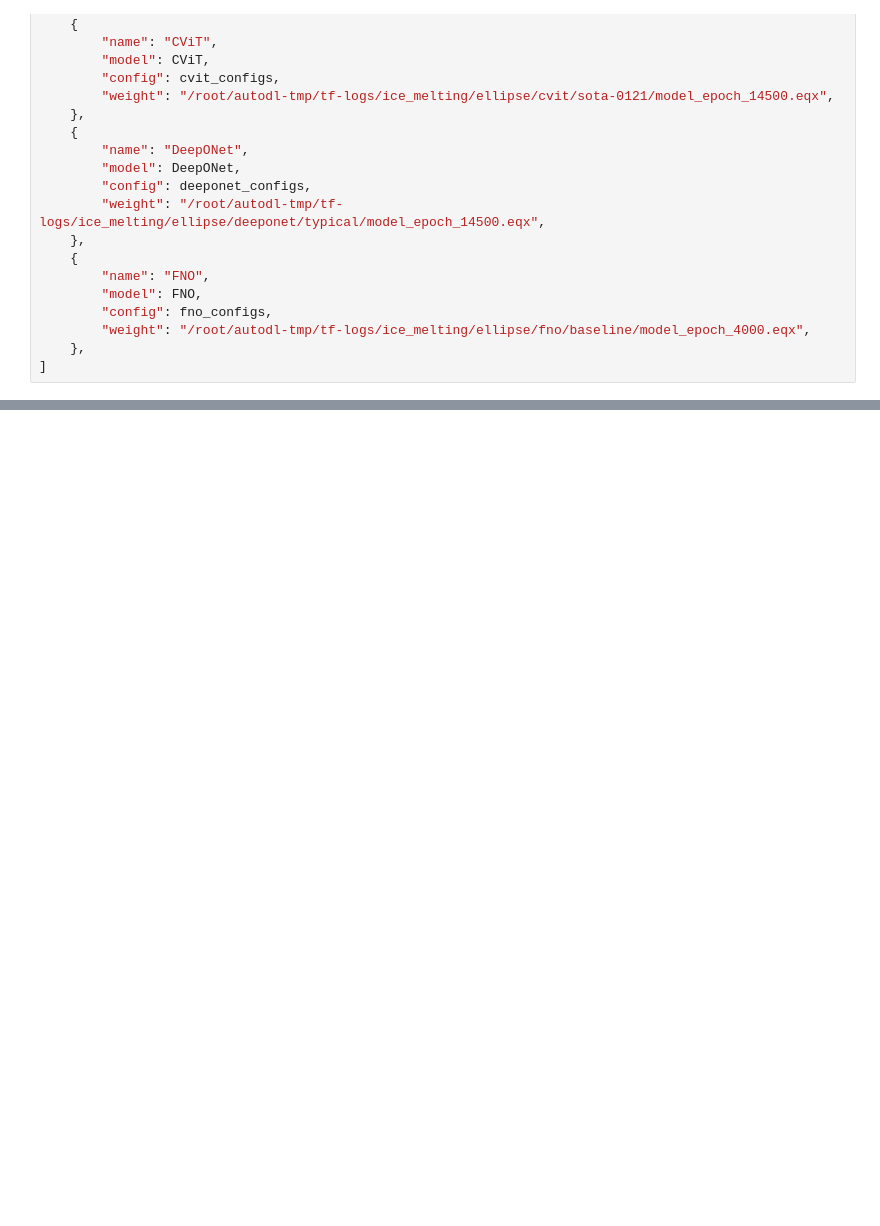
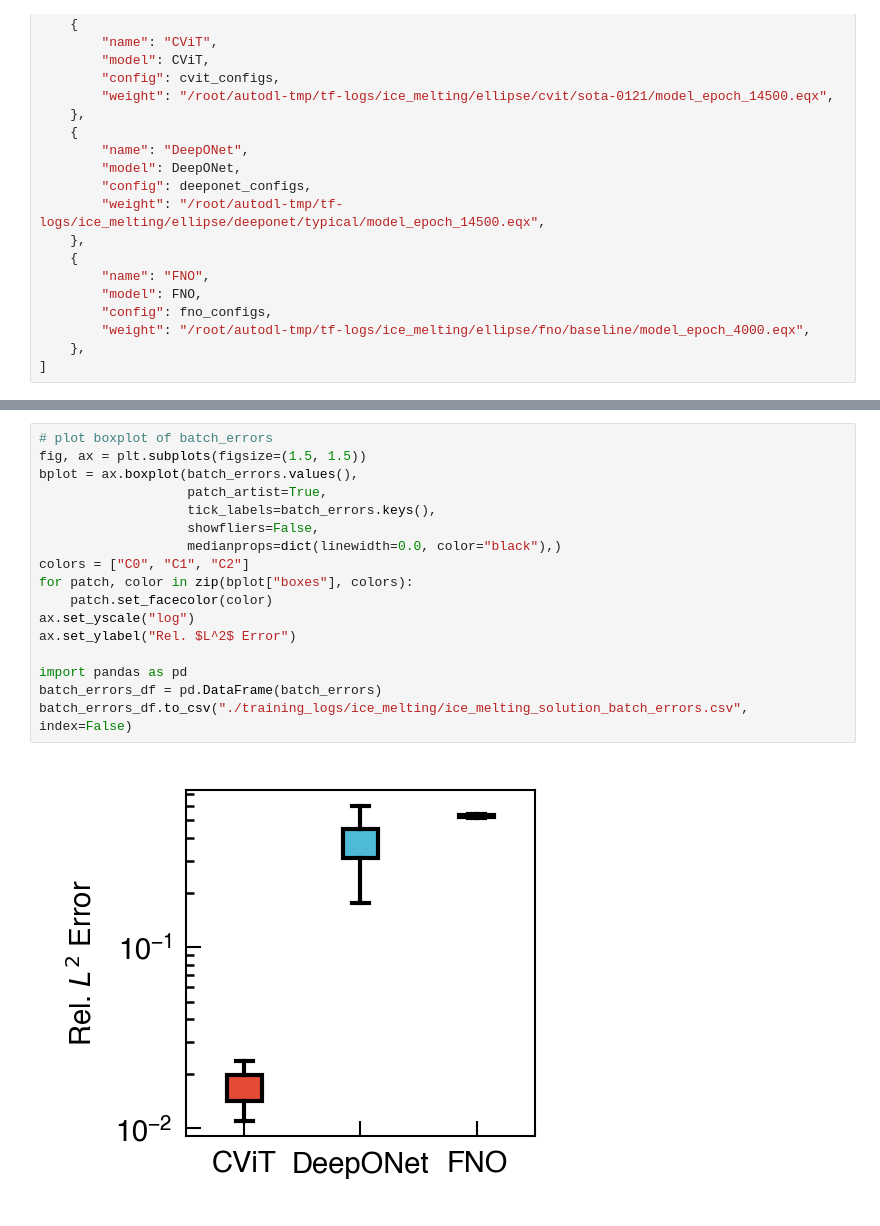
Before and after one commit to NanxiiChen/PI-CViT, a Jupyter notebook: ice_melting/eval.ipynb, the cells around one changed output, grey strips where cells are left out. Cells and saved outputs as stored; diff of their text form; blank space fills up the shorter version.

```diff
--- a/ice_melting/eval.ipynb
+++ b/ice_melting/eval.ipynb
@@ -641,0 +646,19 @@ FNO Rel. L2 Error: 5.29e-01 ± 9.25e-03, n=8
+# %%
+# plot boxplot of batch_errors
+fig, ax = plt.subplots(figsize=(1.5, 1.5))
+bplot = ax.boxplot(batch_errors.values(),
+                   patch_artist=True,
+                   tick_labels=batch_errors.keys(),
+                   showfliers=False,
+                   medianprops=dict(linewidth=0.0, color="black"),)
+colors = ["C0", "C1", "C2"]
+for patch, color in zip(bplot["boxes"], colors):
+    patch.set_facecolor(color)
+ax.set_yscale("log")
+ax.set_ylabel("Rel. $L^2$ Error")
+
+import pandas as pd
+batch_errors_df = pd.DataFrame(batch_errors)
+batch_errors_df.to_csv("./training_logs/ice_melting/ice_melting_solution_batch_errors.csv", index=False)
+# %% [output]
+[figure, added]
```
Also changed, not shown: parts of 4 cells of this notebook, 9 other files.
